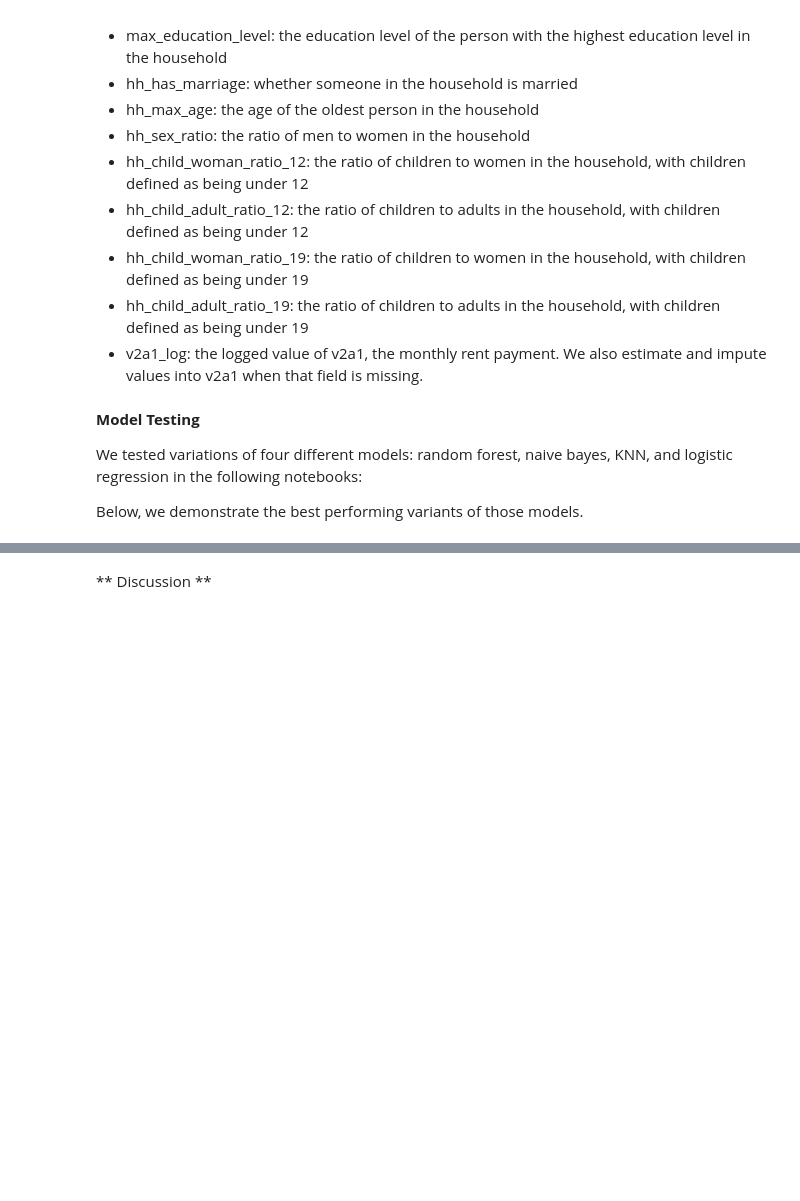
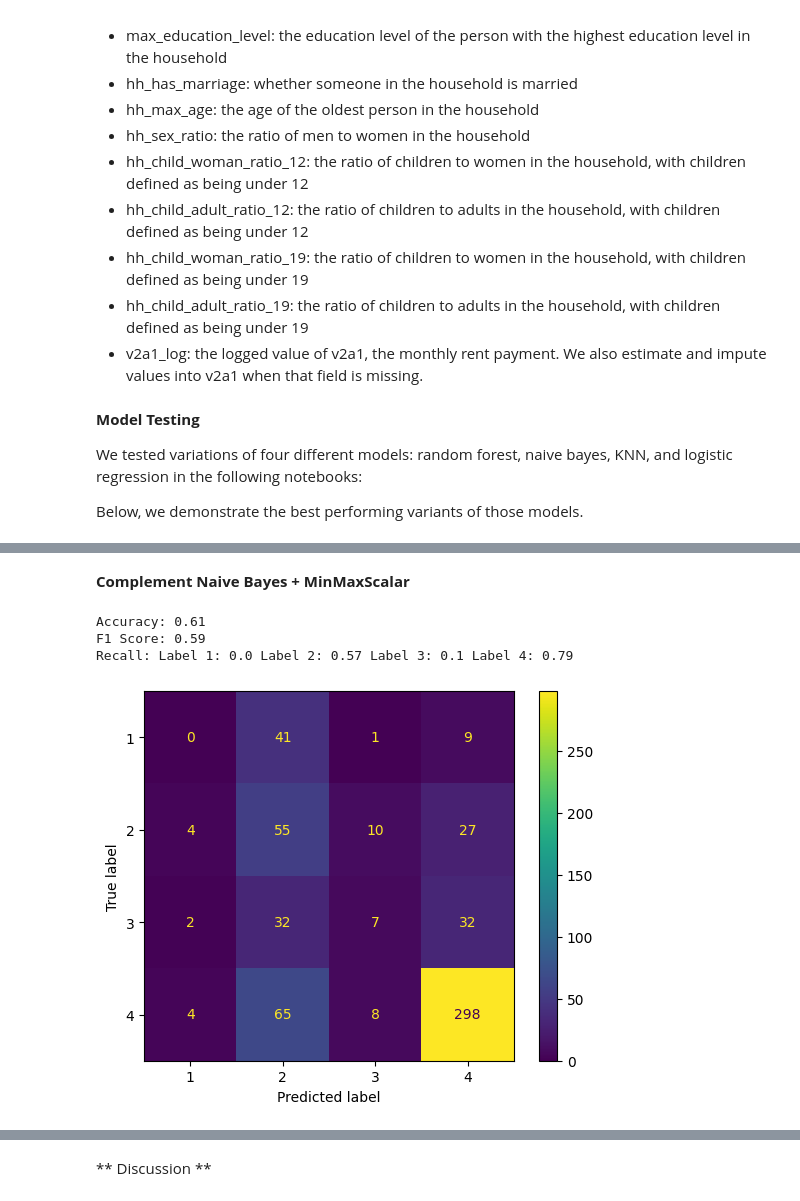
Before and after one commit to andrewjtdunn/Costa-Rican-Household-Poverty-Level-Prediction, a Jupyter notebook: checkpoint_2.ipynb, the cells around one changed output, grey strips where cells are left out. Drawn from its saved outputs; the diff is of its cells as text; code cells hidden in the pictures; blank space fills up the shorter version.

```diff
--- a/checkpoint_2.ipynb
+++ b/checkpoint_2.ipynb
@@ -32,0 +74,14 @@ Below, we demonstrate the best performing variants of those models.
+# %% [markdown]
+**Complement Naive Bayes + MinMaxScalar**
+# %%
+X_scaled = scaler.fit_transform(X)
+nb = ComplementNB()
+nb.fit(X_scaled, y)
+X_valid_scaled = scaler.transform(X_valid)
+y_pred = nb.predict(X_valid_scaled)
+evaluate_classification(y_pred, y_true, cm = True)
+# %% [output]
+Accuracy: 0.61
+F1 Score: 0.59
+Recall: Label 1: 0.0 Label 2: 0.57 Label 3: 0.1 Label 4: 0.79
+[figure, added]
```
Also changed, not shown: parts of 9 cells of this notebook, 2 other files.
